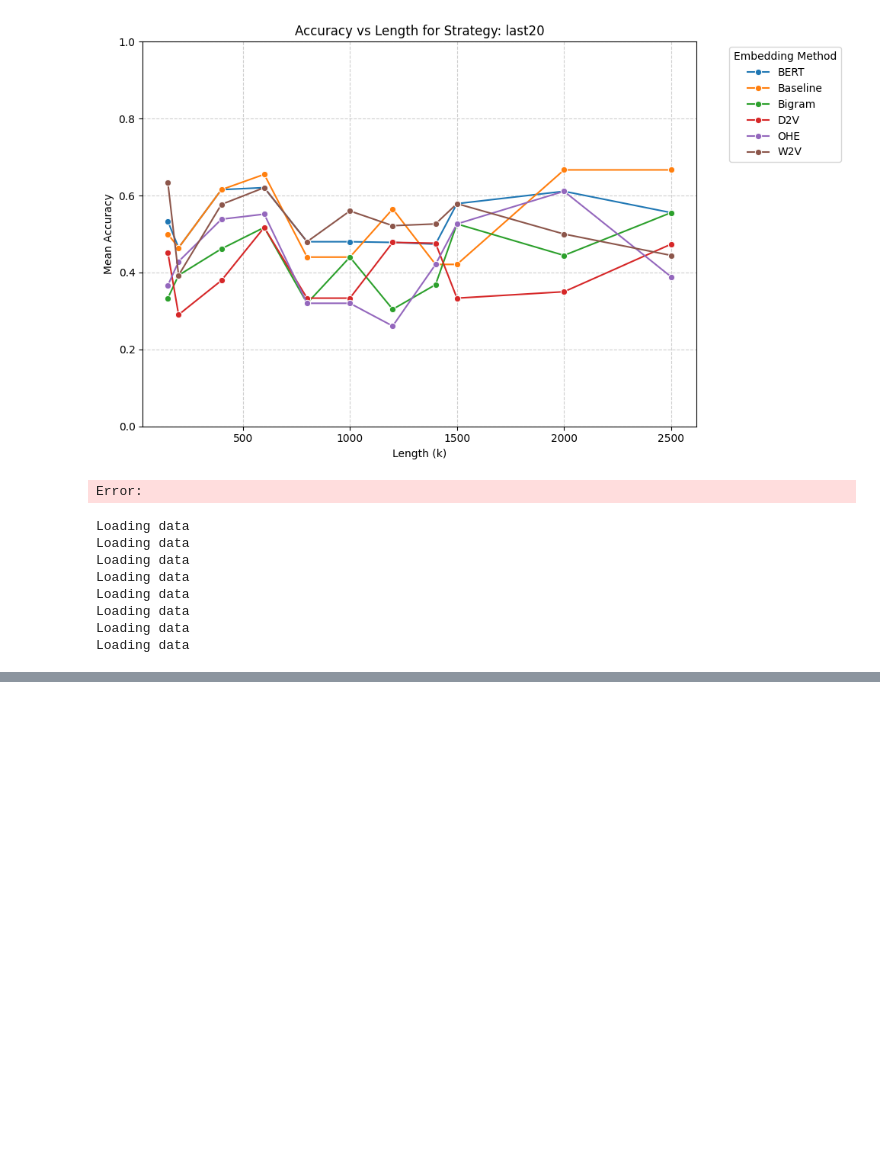
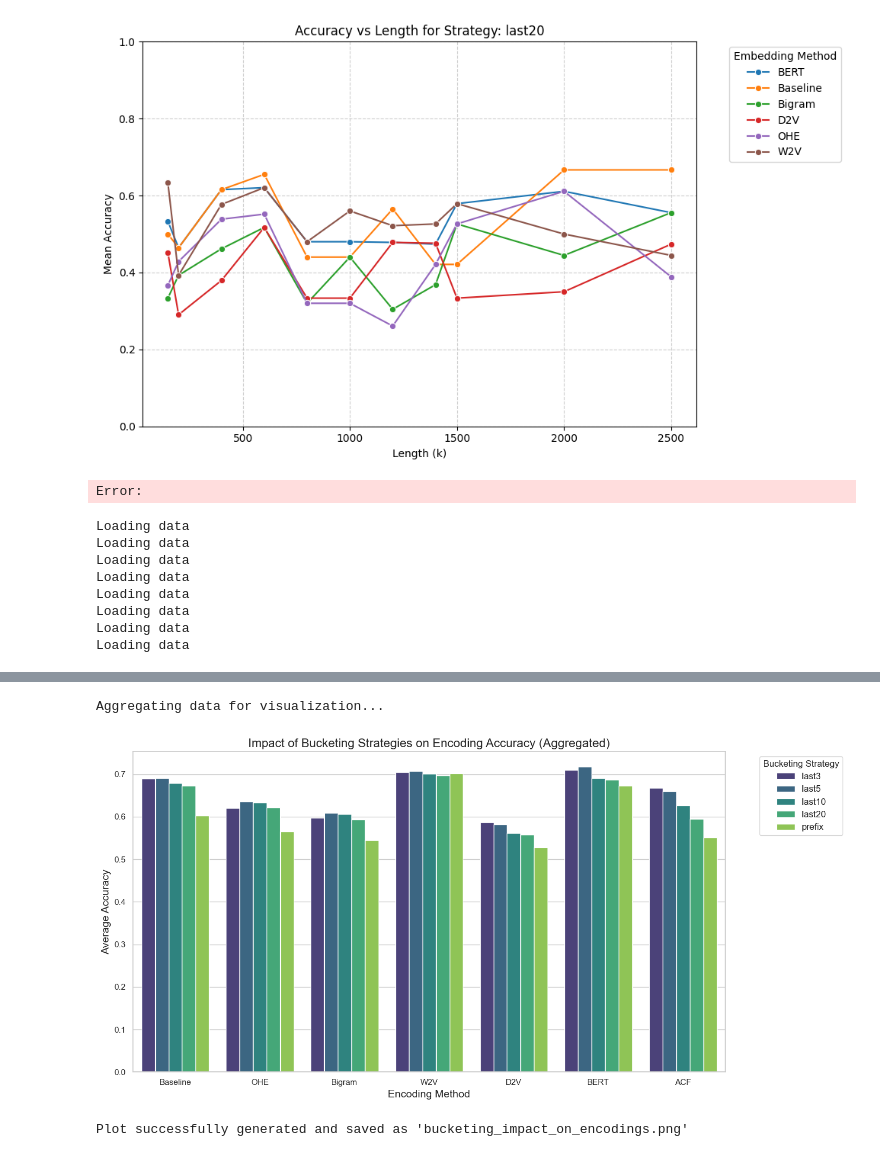
Before and after one commit to GijsCK/Resource-Centric-NAP, a Jupyter notebook: data_analysis.ipynb, the cells around one changed output, grey strips where cells are left out. Cells and saved outputs as stored; diff of their text form; code cells hidden in the pictures; blank space fills up the shorter version.

```diff
--- a/data_analysis.ipynb
+++ b/data_analysis.ipynb
@@ -555,0 +544,65 @@ plt.show()
+# %%
+import pandas as pd
+import matplotlib.pyplot as plt
+import seaborn as sns
+
+# ... [Your data loading code here] ...
+
+print("Aggregating data for visualization...")
+
+# 1. Combine all dataframes into one large dataframe
+df_all = pd.concat([
+    df1rf, df2rf, df3rf, df4rf,
+    df1lgbm, df2lgbm, df3lgbm, df4lgbm
+], ignore_index=True)
+
+df_all = df_all[df_all['strategy'] != 'sliding_window']
+
+# 2. Filter and order the encodings you want to plot
+encodings = ['Baseline', 'OHE', 'Bigram', 'W2V', 'D2V', 'BERT', 'ACF']
+df_all = df_all[df_all['method'].isin(encodings)].copy()
+df_all['method'] = pd.Categorical(df_all['method'], categories=encodings, ordered=True)
+
+strategies = ['last3', 'last5', 'last10', 'last20', 'prefix']
+df_all['strategy'] = pd.Categorical(df_all['strategy'], categories=strategies, ordered=True)
+
+# 3. Calculate the mean accuracy grouped by encoding method and bucketing strategy
+df_agg = df_all.groupby(['method', 'strategy'], observed=False)['accuracy'].mean().reset_index()
+
+# 4. Create the Bar Chart
+plt.figure(figsize=(14, 7))
+sns.set_theme(style="whitegrid")
+
+# Create the grouped bar chart
+sns.barplot(
+    data=df_agg,
+    x='method',
+    y='accuracy',
+    hue='strategy',
+    palette='viridis' # A colorblind-friendly palette
+)
+
+# 5. Format the plot for your thesis
+plt.title('Impact of Bucketing Strategies on Encoding Accuracy (Aggregated)', fontsize=16)
+plt.ylabel('Average Accuracy', fontsize=14)
+plt.xlabel('Encoding Method', fontsize=14)
+
+# Adjust y-limits for better readability if needed (e.g., if all accuracies are between 0.4 and 0.8)
+# plt.ylim(0, 1.0)
+
+# Place the legend outside the plot so it doesn't overlap with the bars
+plt.legend(title='Bucketing Strategy', bbox_to_anchor=(1.05, 1), loc='upper left', fontsize=12, title_fontsize=12)
+
+plt.tight_layout()
+
+# Save the plot
+plt.savefig('bucketing_impact_on_encodings.png', dpi=300, bbox_inches='tight')
+
+# Display the plot
+plt.show()
+
+print("Plot successfully generated and saved as 'bucketing_impact_on_encodings.png'")
+# %% [output]
+Aggregating data for visualization...
+[figure, added]
+Plot successfully generated and saved as 'bucketing_impact_on_encodings.png'
```
Also changed, not shown: parts of 6 cells of this notebook, 13 other files.
